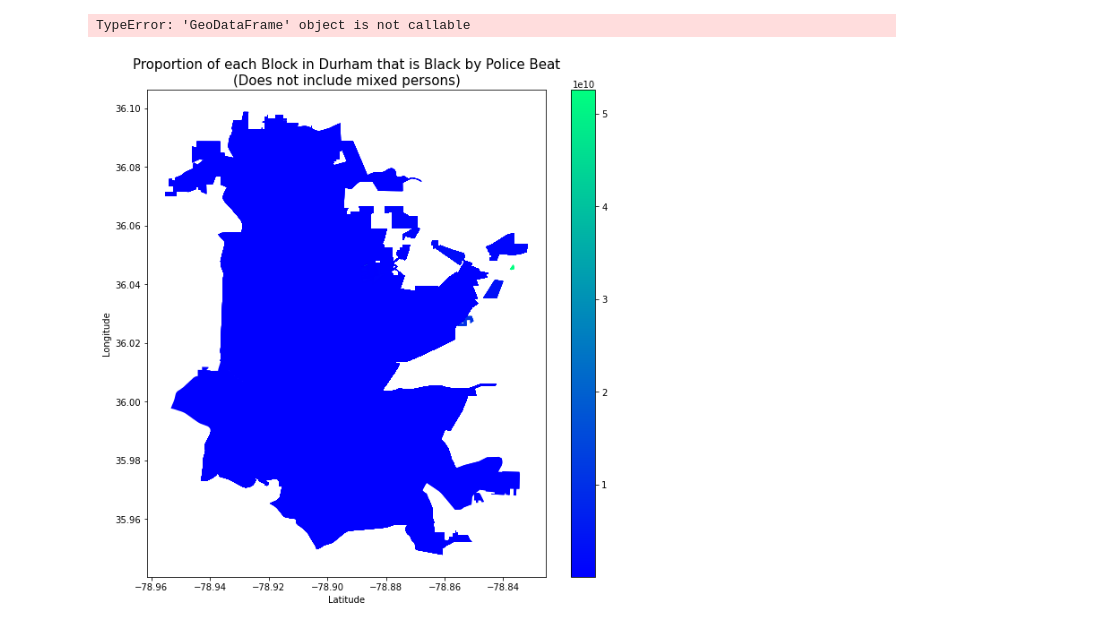
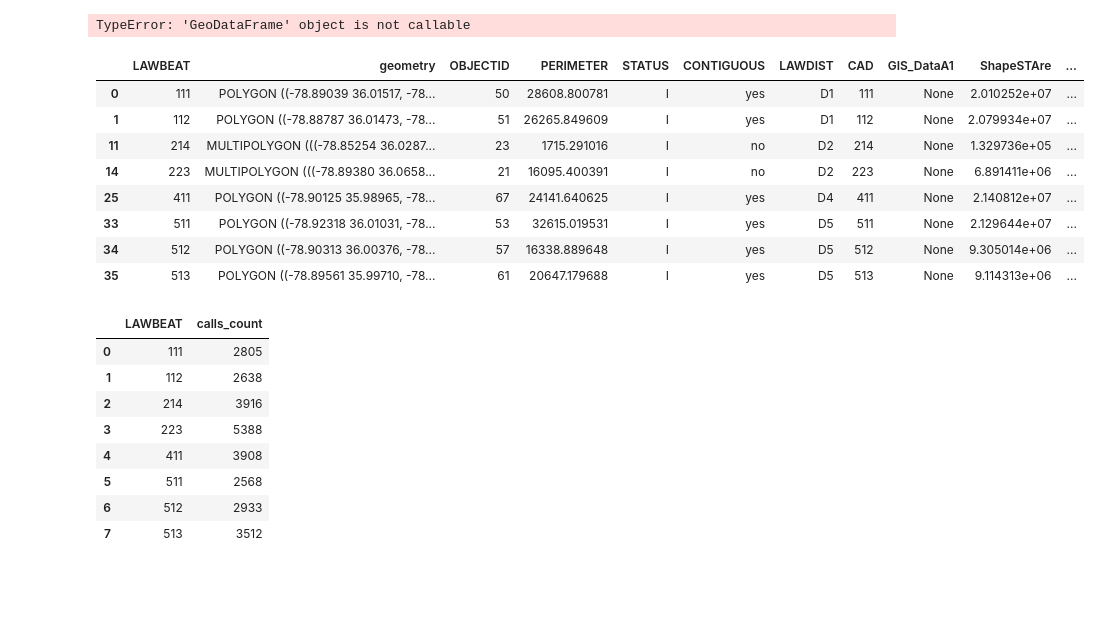
Before and after one commit to sadiesheridan/dataplus-project27-community-safety-durham, a Jupyter notebook: 10_code/dpddata.ipynb, the cells around one changed output. Cells and saved outputs as stored; diff of their text form; code cells hidden in the pictures; blank space fills up the shorter version.

```diff
--- a/10_code/dpddata.ipynb
+++ b/10_code/dpddata.ipynb
@@ -731,7 +744,7 @@ TypeError: 'GeoDataFrame' object is not callable
 # %%
 #trying to plot the race data by beat
 fig, base = plt.subplots(figsize = (10,10))
-dpdbeatracewithcalls.plot(column='popdensity',
+beatracewithcalls.plot(column='total_',
                                 legend=True,
                                 cmap="winter", ax=base, aspect=1, );
 
@@ -740,5 +753,17 @@ plt.title("Proportion of each Block in Durham that is Black by Police Beat\n(Doe
 plt.xlabel("Latitude")
 plt.ylabel("Longitude")
 plt.show()
-# %% [output]
-[figure, removed]
+# %%
+commsafe_list = [511, 512, 513, 411, 111, 112, 214, 223]
+policebeatscomm = policebeats[policebeats['Beat'].isin(commsafe_list)]
+policebeatscomm
+# %% [output]
+|  | LAWBEAT | geometry | OBJECTID | PERIMETER | STATUS | CONTIGUOUS | LAWDIST | CAD | GIS_DataA1 | ShapeSTAre | ... |
+| 0 | 111 | POLYGON ((-78.89039 36.01517, -78... | 50 | 28608.800781 | I | yes | D1 | 111 | None | 2.010252e+07 | ... |
+| 1 | 112 | POLYGON ((-78.88787 36.01473, -78... | 51 | 26265.849609 | I | yes | D1 | 112 | None | 2.079934e+07 | ... |
+| 11 | 214 | MULTIPOLYGON (((-78.85254 36.0287... | 23 | 1715.291016 | I | no | D2 | 214 | None | 1.329736e+05 | ... |
+| 14 | 223 | MULTIPOLYGON (((-78.89380 36.0658... | 21 | 16095.400391 | I | no | D2 | 223 | None | 6.891411e+06 | ... |
+| 25 | 411 | POLYGON ((-78.90125 35.98965, -78... | 67 | 24141.640625 | I | yes | D4 | 411 | None | 2.140812e+07 | ... |
+| 33 | 511 | POLYGON ((-78.92318 36.01031, -78... | 53 | 32615.019531 | I | yes | D5 | 511 | None | 2.129644e+07 | ... |
+| 34 | 512 | POLYGON ((-78.90313 36.00376, -78... | 57 | 16338.889648 | I | yes | D5 | 512 | None | 9.305014e+06 | ... |
+| 35 | 513 | POLYGON ((-78.89561 35.99710, -78... | 61 | 20647.179688 | I | yes | D5 | 513 | None | 9.114313e+06 | ... |
@@ -744,0 +772,13 @@ plt.show()
+# %%
+allcalls = policebeats_w_dpd.groupby(['LAWBEAT']).size().to_frame(name = 'calls_count').reset_index()
+allcalls
+# %% [output]
+|  | LAWBEAT | calls_count |
+| 0 | 111 | 2805 |
+| 1 | 112 | 2638 |
+| 2 | 214 | 3916 |
+| 3 | 223 | 5388 |
+| 4 | 411 | 3908 |
+| 5 | 511 | 2568 |
+| 6 | 512 | 2933 |
+| 7 | 513 | 3512 |
```
Also changed, not shown: parts of 14 cells of this notebook, 1 other file.
